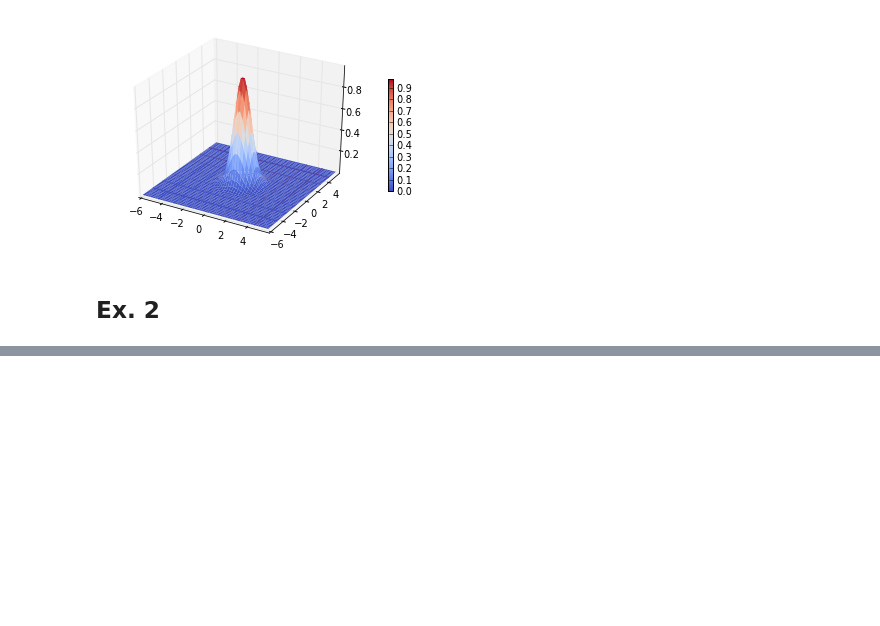
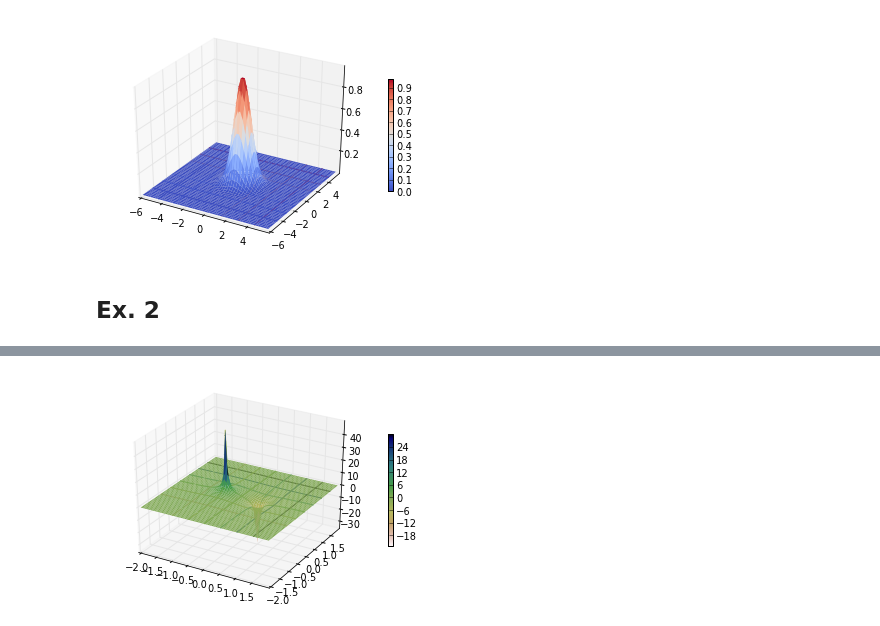
Before and after one commit to wsnyderPHYS202/PHYS202-S13, a Jupyter notebook: Week4/TuesdayNotes.ipynb, the cells around one changed output, grey strips where cells are left out. Cells and saved outputs as stored; diff of their text form; code cells hidden in the pictures; blank space fills up the shorter version.

```diff
--- a/Week4/TuesdayNotes.ipynb
+++ b/Week4/TuesdayNotes.ipynb
@@ -96,0 +113,5 @@ show()
+# %%
+def pointPotential(x,y,q,posx,posy):
+    """This function will take in the paramaters of position and charge and return the voltage due to that charge"""
+    Vxy = (k*q)/sqrt((x-posx)**2 + (y-posy)**2)
+    return Vxy
@@ -96,0 +120,7 @@ show()
+# %%
+def dipolePotential(x,y,q,d):
+    """Returns the potential at (x,y) of a dipole with d being the distance between the charges and q being the charges"""
+    V1 = pointPotential(x,y,q,-d/2,0.)
+    V2 = pointPotential(x,y,q,d/2,0.)
+    Vdp = V1 - V2
+    return Vdp
@@ -96,0 +129,19 @@ show()
+# %%
+dx = 0.06
+dy = 0.06
+x,y = meshgrid(arange(-2.,2.,dx),arange(-2.,2.,dy))
+k = 1.
+
+Vdp = dipolePotential(x,y,1.,1.)
+# %%
+fig = figure()
+ax = fig.gca(projection = '3d')
+p = ax.plot_surface(x, y, Vdp, rstride = 1, cstride = 1, linewidth = 0, cmap = cm.gist_earth_r)
+
+cb = fig.colorbar(p, shrink = 0.5)
+
+cset = ax.contour(x, y, Vdp, zdir = 'z', ofset = -40., cmap = cm.gist_earth_r)
+cset = ax.contour(x, y, Vdp, zdir = 'x', ofset = -2., cmap = cm.gist_earth_r)
+cset = ax.contour(x, y, Vdp, zdir = 'y', ofset = -2., cmap = cm.gist_earth_r)
+# %% [output]
+[figure, added]
```
Also changed, not shown: parts of 10 cells of this notebook.
